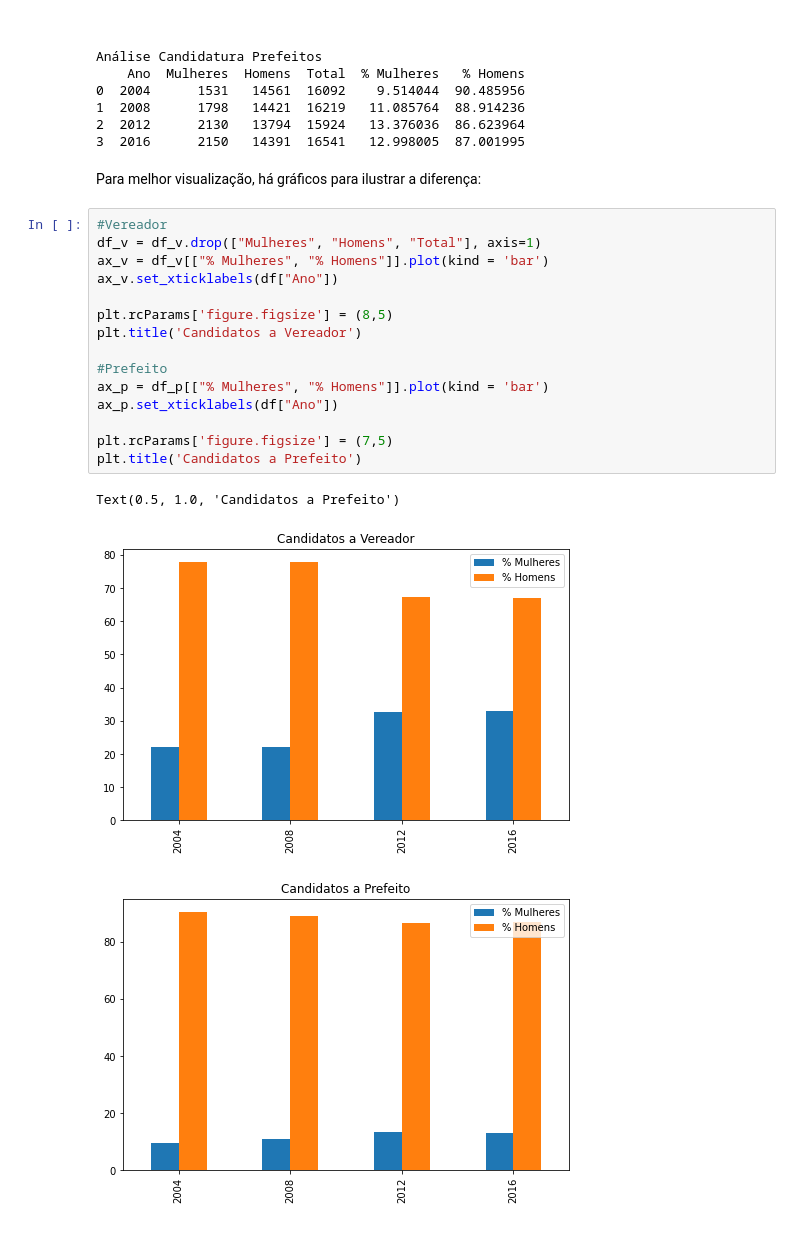
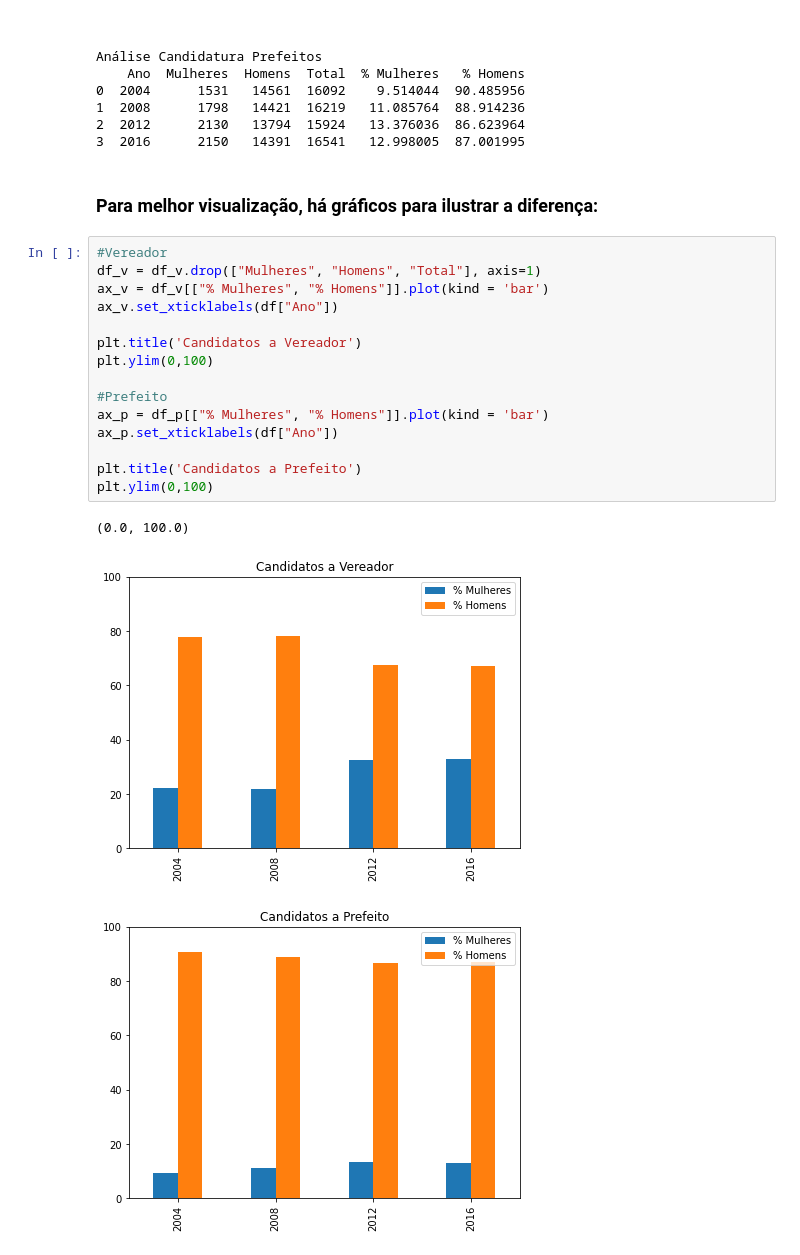
Before and after one commit to bibiacoutinho/Analise-Candidaturas-Mulheres-Vereador-Prefeito, a Jupyter notebook: Analise-Candidaturas-Mulheres-Vereador-Prefeito.ipynb, the cells around one changed output. Saved outputs shown, nothing was run; the diff lists cells and outputs as text.

```diff
--- a/Analise-Candidaturas-Mulheres-Vereador-Prefeito.ipynb
+++ b/Analise-Candidaturas-Mulheres-Vereador-Prefeito.ipynb
@@ -244,23 +242,23 @@ Análise Candidatura Prefeitos
 2  2012      2130   13794  15924   13.376036  86.623964
 3  2016      2150   14391  16541   12.998005  87.001995
 # %% [markdown]
-Para melhor visualização, há gráficos para ilustrar a diferença:
+<h3>Para melhor visualização, há gráficos para ilustrar a diferença:</h3>
 # %%
 #Vereador
 df_v = df_v.drop(["Mulheres", "Homens", "Total"], axis=1)
 ax_v = df_v[["% Mulheres", "% Homens"]].plot(kind = 'bar')
 ax_v.set_xticklabels(df["Ano"])
 
-plt.rcParams['figure.figsize'] = (8,5)
 plt.title('Candidatos a Vereador')
+plt.ylim(0,100)
 
 #Prefeito
 ax_p = df_p[["% Mulheres", "% Homens"]].plot(kind = 'bar')
 ax_p.set_xticklabels(df["Ano"])
 
-plt.rcParams['figure.figsize'] = (7,5)
 plt.title('Candidatos a Prefeito')
+plt.ylim(0,100)
 # %% [output]
-Text(0.5, 1.0, 'Candidatos a Prefeito')
+(0.0, 100.0)
-[figure, old version]
+[figure, new version]
-[figure, old version]
+[figure, new version]
```
Also changed, not shown: parts of 6 cells of this notebook, 1 other file.
